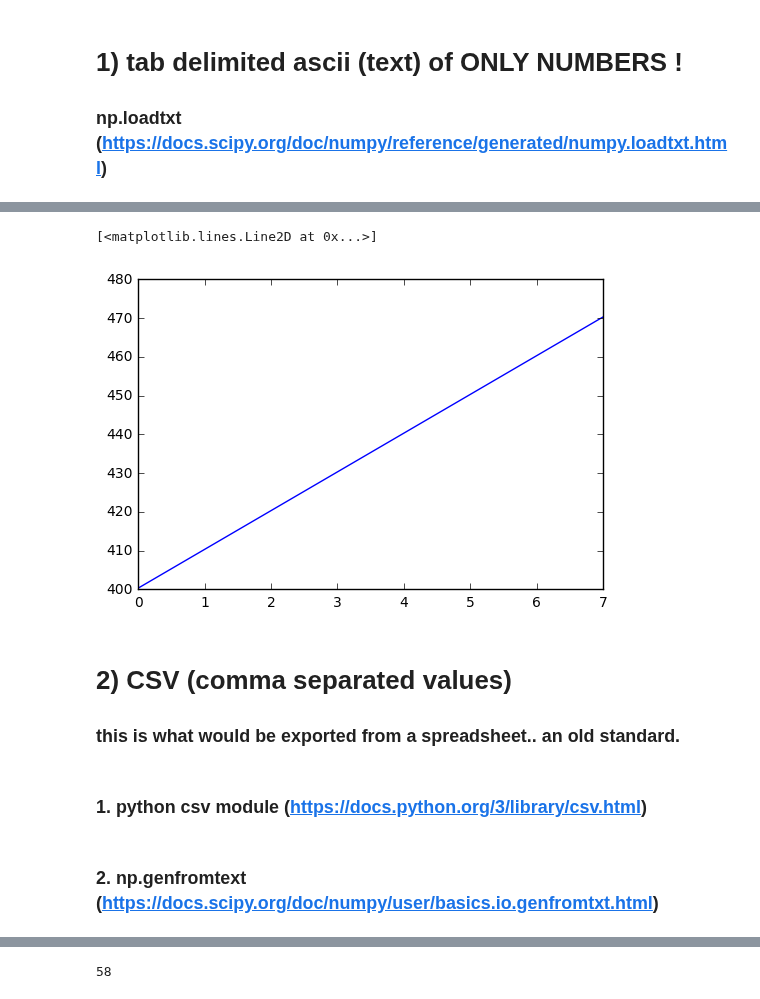
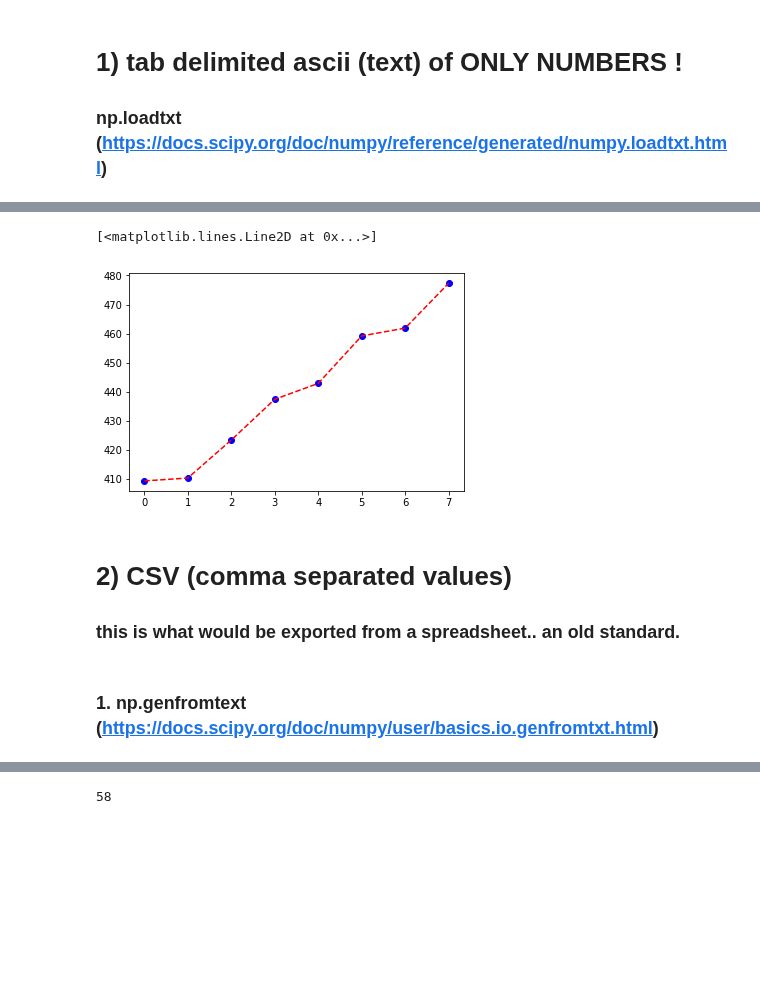
Before and after one commit to benholtzman/datamovies, a Jupyter notebook: 1_codes/sx01_getDataIn.ipynb, the cells around one changed output, grey strips where cells are left out. Saved outputs shown, nothing was run; the diff lists cells and outputs as text; code cells hidden in the pictures; blank space fills up the shorter version.

```diff
--- a/1_codes/sx01_getDataIn.ipynb
+++ b/1_codes/sx01_getDataIn.ipynb
@@ -35,10 +36,11 @@ print(simpnums)
-# %%
-plt.plot(simpnums[:,0], simpnums[:,3])
-# %% [output]
-[<matplotlib.lines.Line2D at 0x...>]
-[figure, removed]
+# %%
+plt.plot(simpnums[:,0], simpnums[:,2],'bo')
+x = simpnums[:,0]
+y = simpnums[:,2]
+plt.plot(x,y,'r--')
+# %% [output]
+[<matplotlib.lines.Line2D at 0x...>]
+[figure, added]
 # %% [markdown]
 # 2) CSV (comma separated values)
 ### this is what would be exported from a spreadsheet.. an old standard.
-# %% [markdown]
-### 1. python csv module  (https://docs.python.org/3/library/csv.html)
@@ -48,5 +47,5 @@ plt.plot(simpnums[:,0], simpnums[:,3])
 # %% [markdown]
-### 2. np.genfromtext  (https://docs.scipy.org/doc/numpy/user/basics.io.genfromtxt.html)
+### 1. np.genfromtext  (https://docs.scipy.org/doc/numpy/user/basics.io.genfromtxt.html)
 # %%
 filename = 'argo_profile.csv'
 open_this = path_to_data + filename
```
Also changed, not shown: parts of 19 cells of this notebook, 1 other file.
